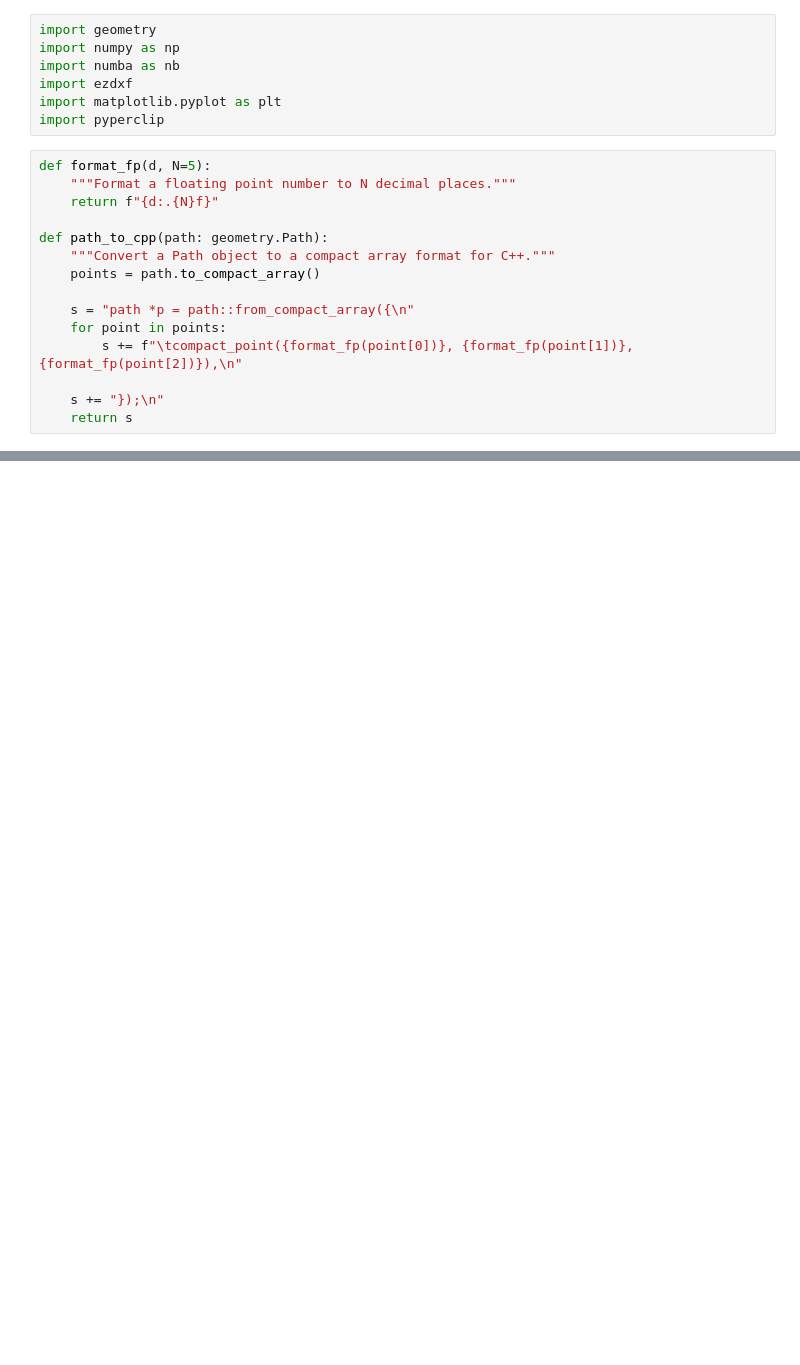
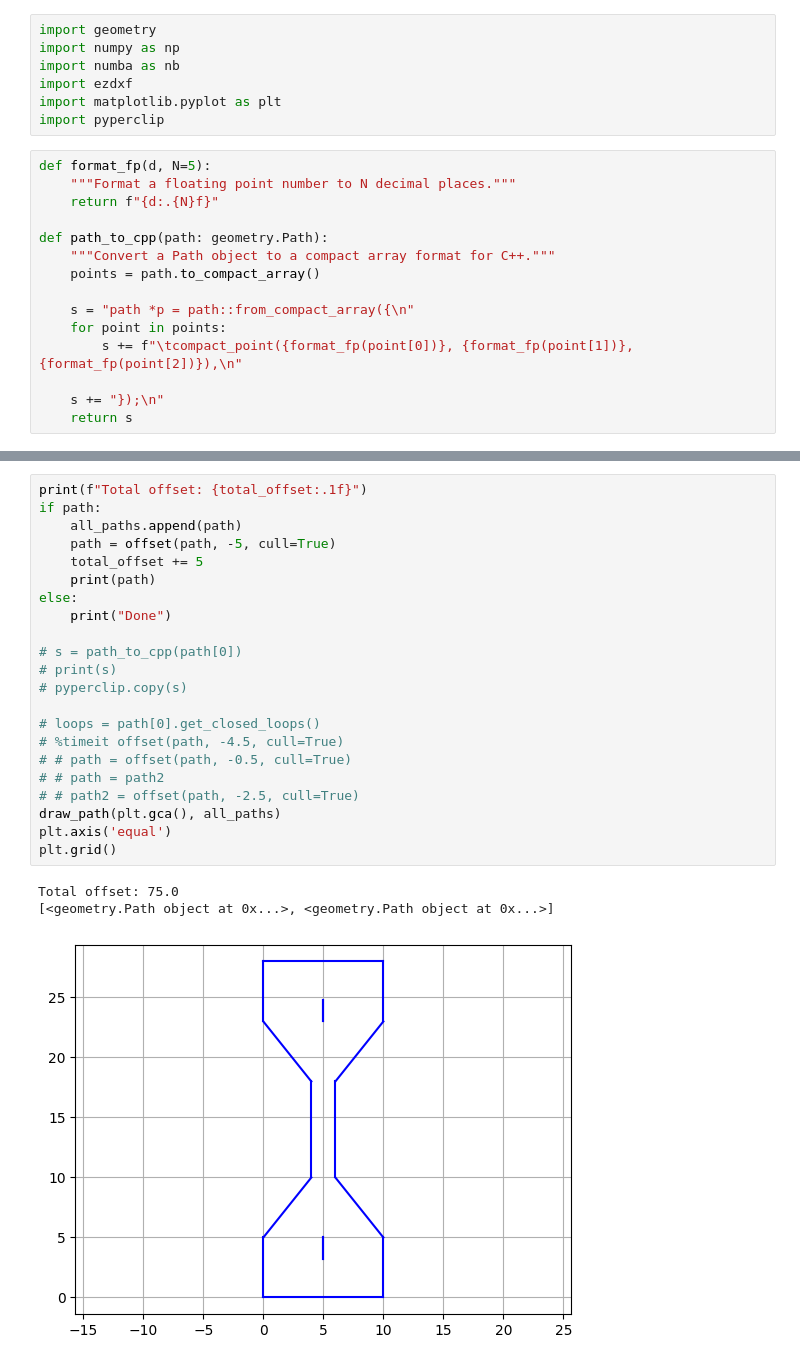
Before and after one commit to TheMarkster/pycam, a Jupyter notebook: notebooks/cython_test.ipynb, the cells around one changed output, grey strips where cells are left out. Drawn from its saved outputs; the diff is of its cells as text; blank space fills up the shorter version.

```diff
--- a/notebooks/cython_test.ipynb
+++ b/notebooks/cython_test.ipynb
@@ -226,3 +123,29 @@ test = intersections([path1, path2])
+# %%
+print(f"Total offset: {total_offset:.1f}")
+if path:
+    all_paths.append(path)
+    path = offset(path, -5, cull=True)
+    total_offset += 5
+    print(path)
+else:
+    print("Done")
+
+# s = path_to_cpp(path[0])
+# print(s)
+# pyperclip.copy(s)
+
+# loops = path[0].get_closed_loops()
+# %timeit offset(path, -4.5, cull=True)
+# # path = offset(path, -0.5, cull=True)
+# # path = path2
+# # path2 = offset(path, -2.5, cull=True)
+draw_path(plt.gca(), all_paths)
+plt.axis('equal')
+plt.grid()
+# %% [output]
+Total offset: 75.0
+[<geometry.Path object at 0x...>, <geometry.Path object at 0x...>]
+[figure, added]
 # %%
 from geometry import intersections, Path, LineSegment, Vec2D
 
```
Also changed, not shown: parts of 25 cells of this notebook, 21 other files.
